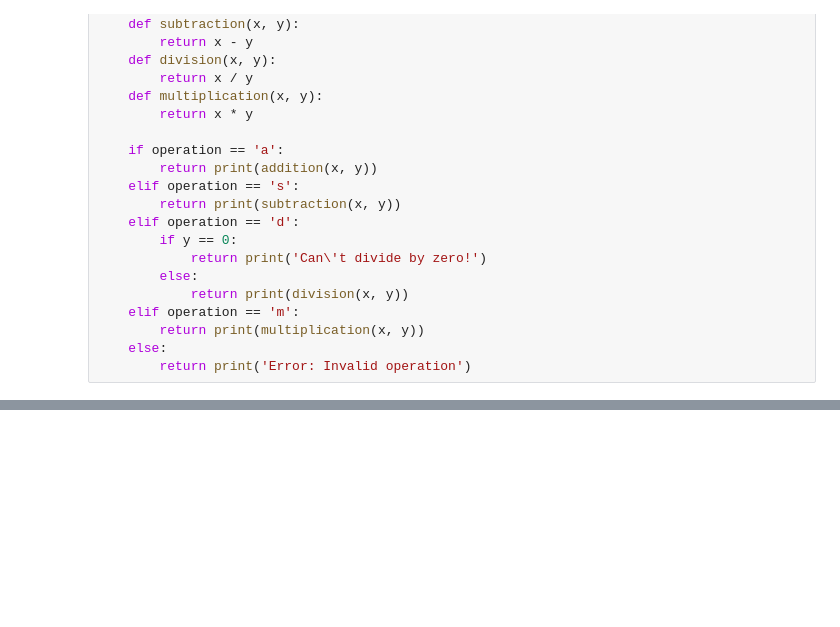
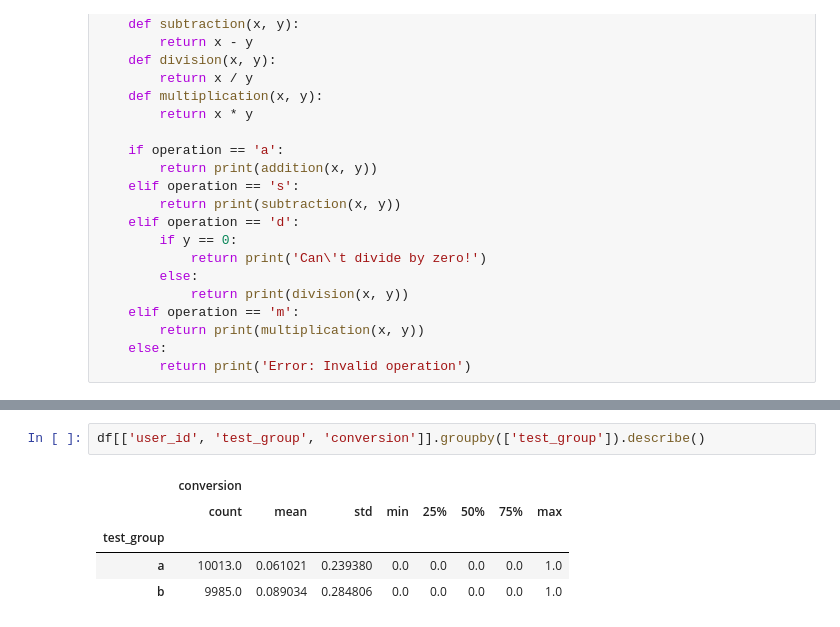
Before and after one commit to SamKratin/python-dataframes-exercises, a Jupyter notebook: python_drill_through.ipynb, the cells around one changed output, grey strips where cells are left out. Cells and saved outputs as stored; diff of their text form; blank space fills up the shorter version.

```diff
--- a/python_drill_through.ipynb
+++ b/python_drill_through.ipynb
@@ -145,0 +208,8 @@ print(sorted(lst, key = lambda x: x['revenue'])[0]['product'])
+# %%
+df[['user_id', 'test_group', 'conversion']].groupby(['test_group']).describe()
+# %% [output]
+|  | conversion |  |  |  |  |  |  |  |
+|  | count | mean | std | min | 25% | 50% | 75% | max |
+| test_group |  |  |  |  |  |  |  |  |
+| a | 10013.0 | 0.061021 | 0.239380 | 0.0 | 0.0 | 0.0 | 0.0 | 1.0 |
+| b | 9985.0 | 0.089034 | 0.284806 | 0.0 | 0.0 | 0.0 | 0.0 | 1.0 |
```
Also changed, not shown: parts of 11 cells of this notebook, 1 other file.
